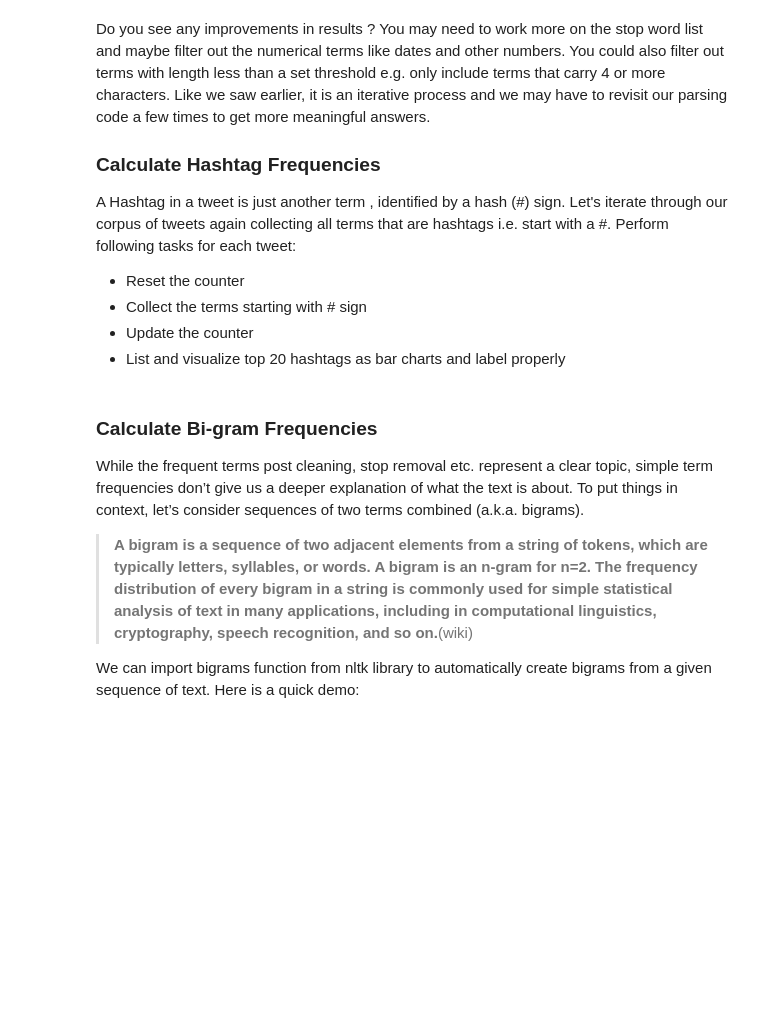
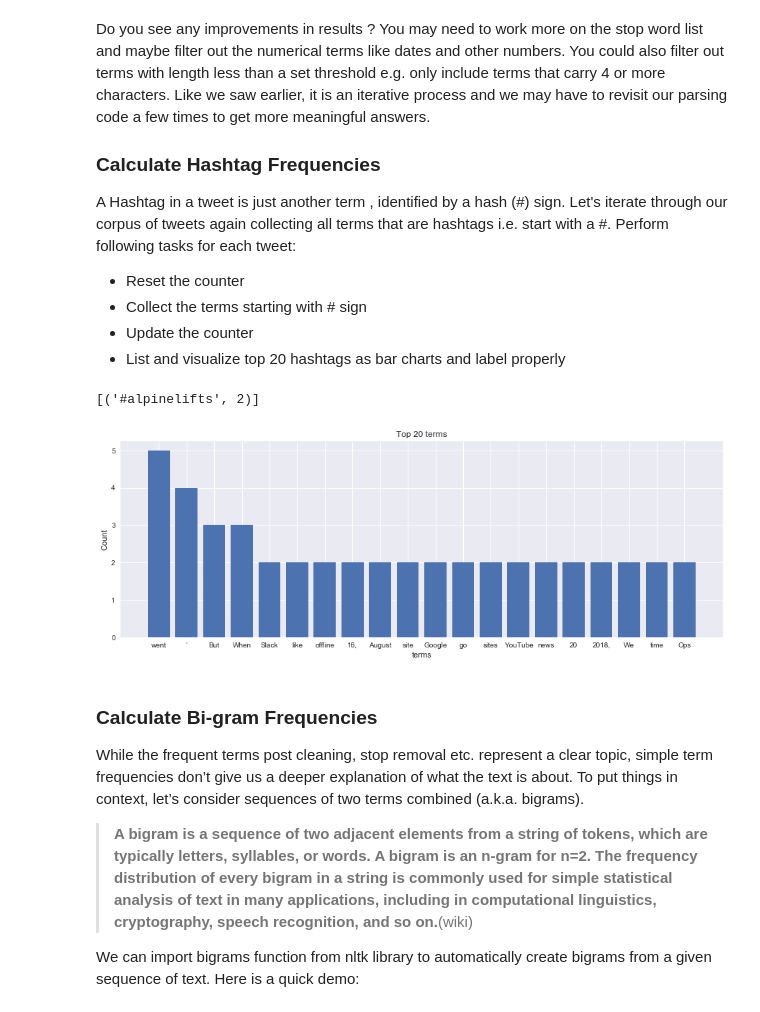
Before and after one commit to giorosati/dsc-2-15-09-accessing-data-from-twitter-lab-online-ds-pt-100118, a Jupyter notebook: index.ipynb, the cells around one changed output. Drawn from its saved outputs; the diff is of its cells as text; code cells hidden in the pictures; blank space fills up the shorter version.

```diff
--- a/index.ipynb
+++ b/index.ipynb
@@ -46,7 +28,6 @@ You should consider upgrading via the 'pip install --upgrade pip' command.
 # %% [markdown]
 We can now simply import import tweepy in the python working environment
 # %%
-# Import tweepy
 import tweepy
 
 import nltk
@@ -57,3 +38,6 @@ import pandas as pd
 from nltk import bigrams
 
 from pprint import pprint
+
+import matplotlib.pyplot as plt
+plt.style.use('seaborn')
@@ -499,8 +487,15 @@ We can also calculate document frequency which shows us the number of documents
 # %%
 # Calculate document frequencies
 
+count_all.clear()
 
+for tweet in data:
+    terms_minus_stop = [term for term in preprocess_tweet(tweet['text']) if term not in stop]
+    one_term = set(terms_minus_stop)  # A set creates an unordered collection of UNIQUE items
+    count_all.update(one_term)
 
+terms_single = set(terms_all)
+pprint(count_all.most_common(20))
 
 
 # [('#ODSCWest', 29), ('Data', 24), ('#ODSC', 21), ('#DataScience', 18), ('’', 14),
@@ -519,14 +535,44 @@ A Hashtag in a tweet is just another term , identified by a hash (#) sign. Let's
 # %%
 # Calculte top 20 hashtags
 
-# Plot top 20 hashtags
+count_all.clear()
 
+for tweet in data:
+    hashtags = [term for term in preprocess_tweet(tweet['text']) if term.startswith('#')]
+    count_all.update(hashtags)
+
+pprint(count_all.most_common(20))
 
 
 # [('#ODSCWest', 29), ('#ODSC', 21), ('#DataScience', 18), ('#AI', 14), ('#bordercollie', 8),
 # ('#', 6), ('#abdsc', 4), ('#BigData', 4), ('#MachineLearning', 4), ('#datascience', 4),
 # ('#BorderCollie', 4), ('#DeepLearning', 2), ('#Python', 2), ('#puppy', 2), ('#dogs', 2),
 #('#dogsoftwitter', 2), ('#collie', 2), ('#earlyvote', 2), ('#TeamAbrams', 1), ('#GAGov', 1)]
+# %% [output]
+[('#alpinelifts', 2)]
+# %%
+# Plot top 20 hashtags  - since this twitter account only has a fre tweets I just used the list from further up
+
+count_all.clear()
+
+for tweet in data:
+    terms_minus_stop = [term for term in preprocess_tweet(tweet['text']) if term not in stop]
+    one_term = set(terms_minus_stop)  # A set creates an unordered collection of UNIQUE items
+    count_all.update(one_term)
+
+terms_single = set(terms_all)
+top20 = count_all.most_common(20)
+
+from pylab import rcParams
+rcParams['figure.figsize'] = 15,5
+plt.bar(range(len(top20)), [val[1] for val in top20], align='center')
+plt.xticks(range(len(top20)), [val[0] for val in top20])
+plt.title('Top 20 terms')
+plt.xlabel('terms')
+plt.ylabel('Count')
+plt.show()
+# %% [output]
+[figure, added]
 # %% [markdown]
 ### Calculate Bi-gram Frequencies
 
```
Also changed, not shown: parts of 26 cells of this notebook, 2 other files.
